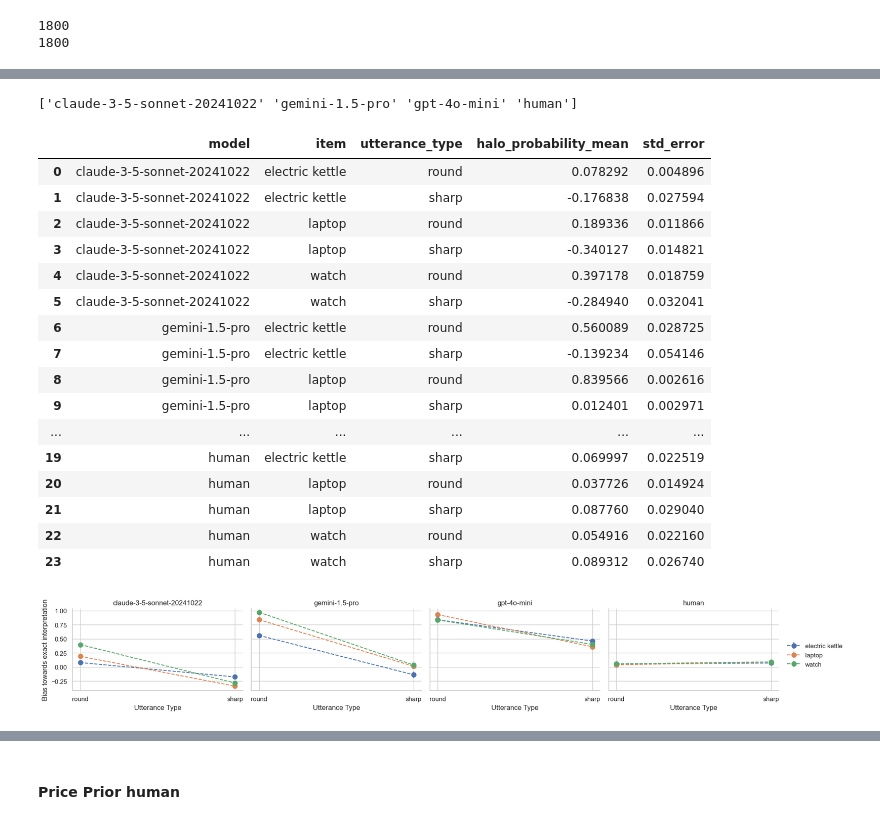
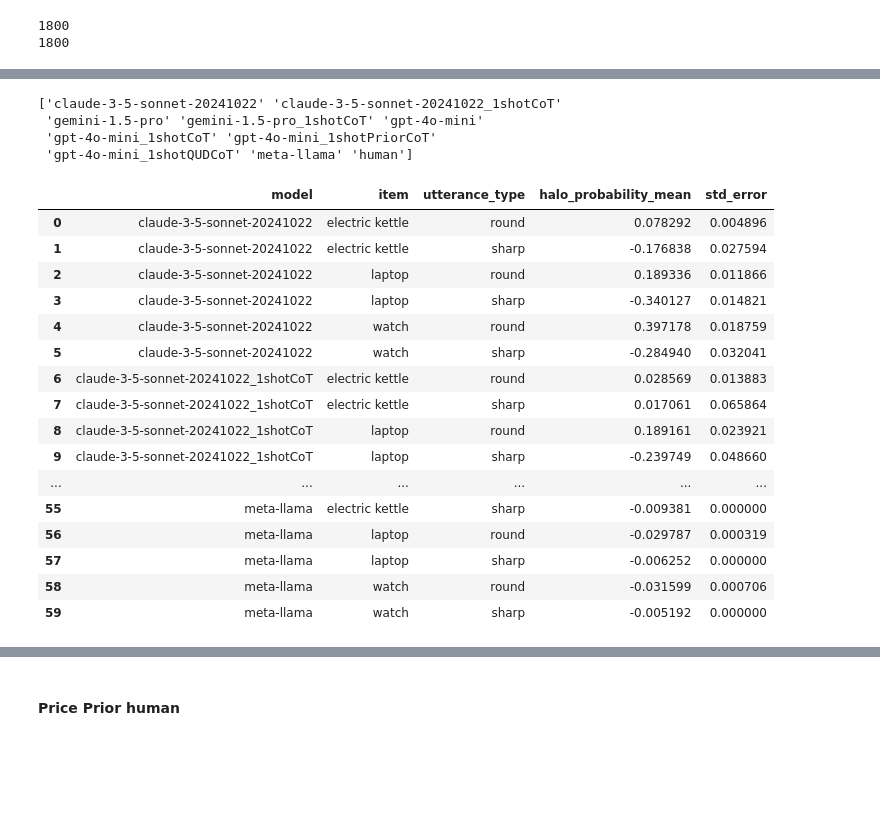
Before and after one commit to polina-tsvilodub/number_interpretation, a Jupyter notebook: code/analysis/plot_generation.ipynb, the cells around one changed output, grey strips where cells are left out. Cells and saved outputs as stored; diff of their text form; code cells hidden in the pictures; blank space fills up the shorter version.

```diff
--- a/code/analysis/plot_generation.ipynb
+++ b/code/analysis/plot_generation.ipynb
@@ -109,6 +103,6 @@ df_1b_clean['prices'].tolist()[0]
 # %%
-# df_1a_clean_noNa.to_csv("../../data/results_pt_01_14/experiment_1a_full.csv", index=False)
-# df_1b_clean_noNa.to_csv("../../data/results_pt_01_14/experiment_1b_full.csv", index=False)
-# df_2_clean_noNa.to_csv("../../data/results_pt_01_14/experiment_2_full.csv", index=False)
-# df_3a_clean_noNa.to_csv("../../data/results_pt_01_14/experiment_3a_full.csv", index=False)
-# df_3b_clean_noNa.to_csv("../../data/results_pt_01_14/experiment_3b_full.csv", index=False)
+df_1a_clean_noNa = pd.read_csv("../../results/llms/experiment_1a_full.csv", index=False)
+df_1b_clean_noNa = pd.read_csv("../../results/llms/experiment_1b_full.csv", index=False)
+df_2_clean_noNa = pd.read_csv("../../results/llms/experiment_2_full.csv", index=False)
+df_3a_clean_noNa = pd.read_csv("../../results/llms/experiment_3a_full.csv", index=False)
+df_3b_clean_noNa = pd.read_csv("../../results/llms/experiment_3b_full.csv", index=False)
@@ -132,13 +110,12 @@ df_1b_clean_noNa
 ## Fig 2A; for this we use results from experiment 1b (probs of each s for each u)
 
 # Exploding values into columns
-def spread_parsed_response(row):
-    try:
+def spread_parsed_response(row, is_saved=False):
+    if is_saved:
         row["parsed_response_clean"] = [float(f) for f in row["parsed_response_clean"].replace("[", "").replace("]", "").split(",")]
-        row["prices"] = ["50", "51", "500", "501", "1000", "1001", "5000", "5001", "10000", "10001"]
-    except:
+    else:
         row["parsed_response_clean"] = [float(f) for f in row["parsed_response_clean"]]
-        row["prices"] = ["50", "51", "500", "501", "1000", "1001", "5000", "5001", "10000", "10001"]
+    row["prices"] = ["50", "51", "500", "501", "1000", "1001", "5000", "5001", "10000", "10001"]
     # print([(price, value) for price, value in zip(row['prices'], row['parsed_response_clean'])])
     return {f"price_{price}": value for price, value in zip(row['prices'], row['parsed_response_clean'])}
 
@@ -161,4 +138,4 @@ spread_df_1b_annotated[price_columns] = spread_df_1b_annotated[price_columns].di
 # keep only the humans_1b_prices columns that start with price_
 spread_df_1b_selected = spread_df_1b_annotated[["model", "run", "uttered_price", "temperature", "item", "price_type"] + price_columns]
 spread_df_1b_selected
-# spread_df_1b_selected.to_csv("../../data/results_helix/experiment_1b_spread.csv")
+# spread_df_1b_selected.to_csv("../../data/results_pt_01_14/experiment_1b_spread_allModels.csv")
@@ -670,43 +650,27 @@ df_1b_halo_agg
 # %%
 # combine
 df_halo = pd.concat([df_1b_halo_agg, df_experiment1a_halo_grouped])
-print(df_halo['model'].unique())
 # group by utterance type
 df_halo_agg = df_halo.groupby(["model", "item", "utterance_type"]).agg(halo_probability_mean=("halo_probability_mean", "mean"), std_error=("std_error", "mean")).reset_index()
-df_halo_agg
 # %% [output]
-['claude-3-5-sonnet-20241022' 'gemini-1.5-pro' 'gpt-4o-mini' 'human']
+['claude-3-5-sonnet-20241022' 'claude-3-5-sonnet-20241022_1shotCoT'
+ 'gemini-1.5-pro' 'gemini-1.5-pro_1shotCoT' 'gpt-4o-mini'
+ 'gpt-4o-mini_1shotCoT' 'gpt-4o-mini_1shotPriorCoT'
+ 'gpt-4o-mini_1shotQUDCoT' 'meta-llama' 'human']
 |  | model | item | utterance_type | halo_probability_mean | std_error |
 | 0 | claude-3-5-sonnet-20241022 | electric kettle | round | 0.078292 | 0.004896 |
 | 1 | claude-3-5-sonnet-20241022 | electric kettle | sharp | -0.176838 | 0.027594 |
 | 2 | claude-3-5-sonnet-20241022 | laptop | round | 0.189336 | 0.011866 |
 | 3 | claude-3-5-sonnet-20241022 | laptop | sharp | -0.340127 | 0.014821 |
 | 4 | claude-3-5-sonnet-20241022 | watch | round | 0.397178 | 0.018759 |
 | 5 | claude-3-5-sonnet-20241022 | watch | sharp | -0.284940 | 0.032041 |
-| 6 | gemini-1.5-pro | electric kettle | round | 0.560089 | 0.028725 |
-| 7 | gemini-1.5-pro | electric kettle | sharp | -0.139234 | 0.054146 |
-| 8 | gemini-1.5-pro | laptop | round | 0.839566 | 0.002616 |
-| 9 | gemini-1.5-pro | laptop | sharp | 0.012401 | 0.002971 |
+| 6 | claude-3-5-sonnet-20241022_1shotCoT | electric kettle | round | 0.028569 | 0.013883 |
+| 7 | claude-3-5-sonnet-20241022_1shotCoT | electric kettle | sharp | 0.017061 | 0.065864 |
+| 8 | claude-3-5-sonnet-20241022_1shotCoT | laptop | round | 0.189161 | 0.023921 |
+| 9 | claude-3-5-sonnet-20241022_1shotCoT | laptop | sharp | -0.239749 | 0.048660 |
 | ... | ... | ... | ... | ... | ... |
-| 19 | human | electric kettle | sharp | 0.069997 | 0.022519 |
-| 20 | human | laptop | round | 0.037726 | 0.014924 |
-| 21 | human | laptop | sharp | 0.087760 | 0.029040 |
-| 22 | human | watch | round | 0.054916 | 0.022160 |
-| 23 | human | watch | sharp | 0.089312 | 0.026740 |
+| 55 | meta-llama | electric kettle | sharp | -0.009381 | 0.000000 |
+| 56 | meta-llama | laptop | round | -0.029787 | 0.000319 |
+| 57 | meta-llama | laptop | sharp | -0.006252 | 0.000000 |
+| 58 | meta-llama | watch | round | -0.031599 | 0.000706 |
+| 59 | meta-llama | watch | sharp | -0.005192 | 0.000000 |
-# %%
-# Set up the facet grid
-sns.set(style="whitegrid")
-g = sns.FacetGrid(df_halo_agg, col="model", hue="item", sharey=True, sharex=True, aspect=1.5)
-
-# Plot the data
-g.map(plt.errorbar, "utterance_type", "halo_probability_mean", "std_error", fmt="o", linestyle="--", markersize=8)
-
-# Customize the appearance
-g.set_axis_labels("Utterance Type", "Bias towards exact interpretation")
-g.set_titles("{col_name}")
-g.add_legend(title="")
-
-# Show the plot
-plt.show()
-# %% [output]
-[figure, removed]
```
Also changed, not shown: parts of 33 cells of this notebook, 37 other files.
